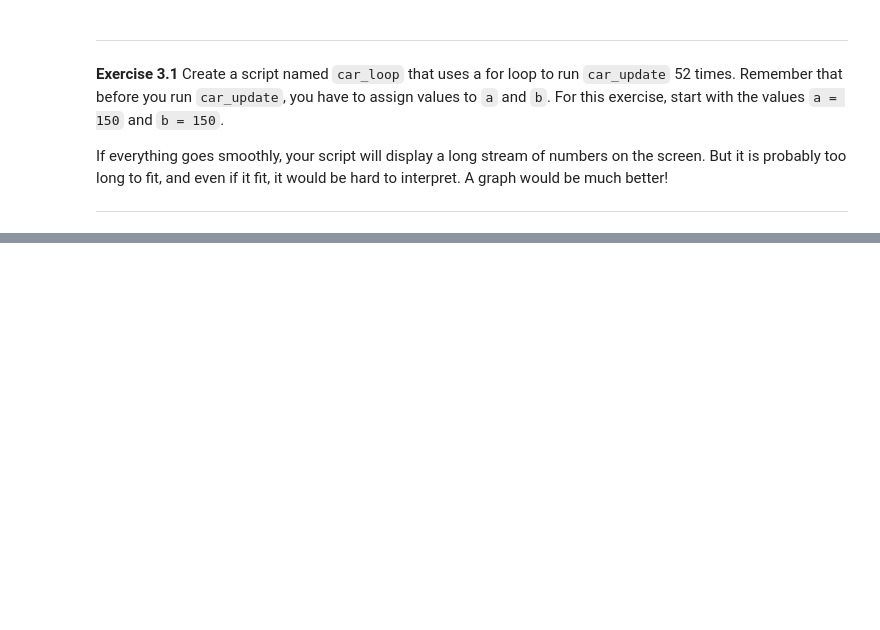
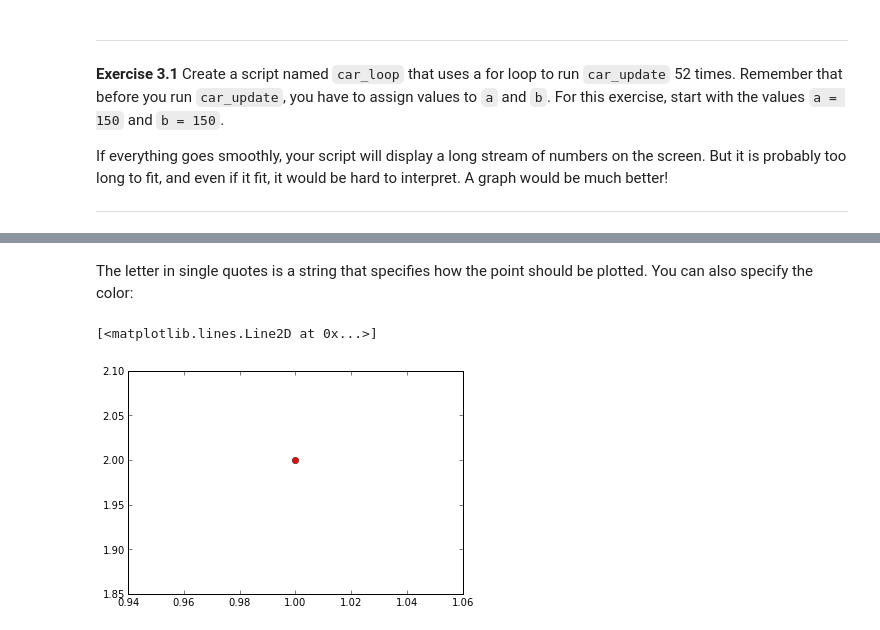
Before and after one commit to vanzaj/phys_mod_py, a Jupyter notebook: 03_Loops.ipynb, the cells around one changed output, grey strips where cells are left out. Saved outputs shown, nothing was run; the diff lists cells and outputs as text; code cells hidden in the pictures; blank space fills up the shorter version.

```diff
--- a/03_Loops.ipynb
+++ b/03_Loops.ipynb
@@ -117,0 +135,8 @@ If everything goes smoothly, your script will display a long stream of numbers o
+# %% [markdown]
+The letter in single quotes is a string that specifies how the point should be
+plotted. You can also specify the color:
+# %%
+plot(1, 2, 'ro')
+# %% [output]
+[<matplotlib.lines.Line2D at 0x...>]
+[figure, added]
```
Also changed, not shown: parts of 27 cells of this notebook.
